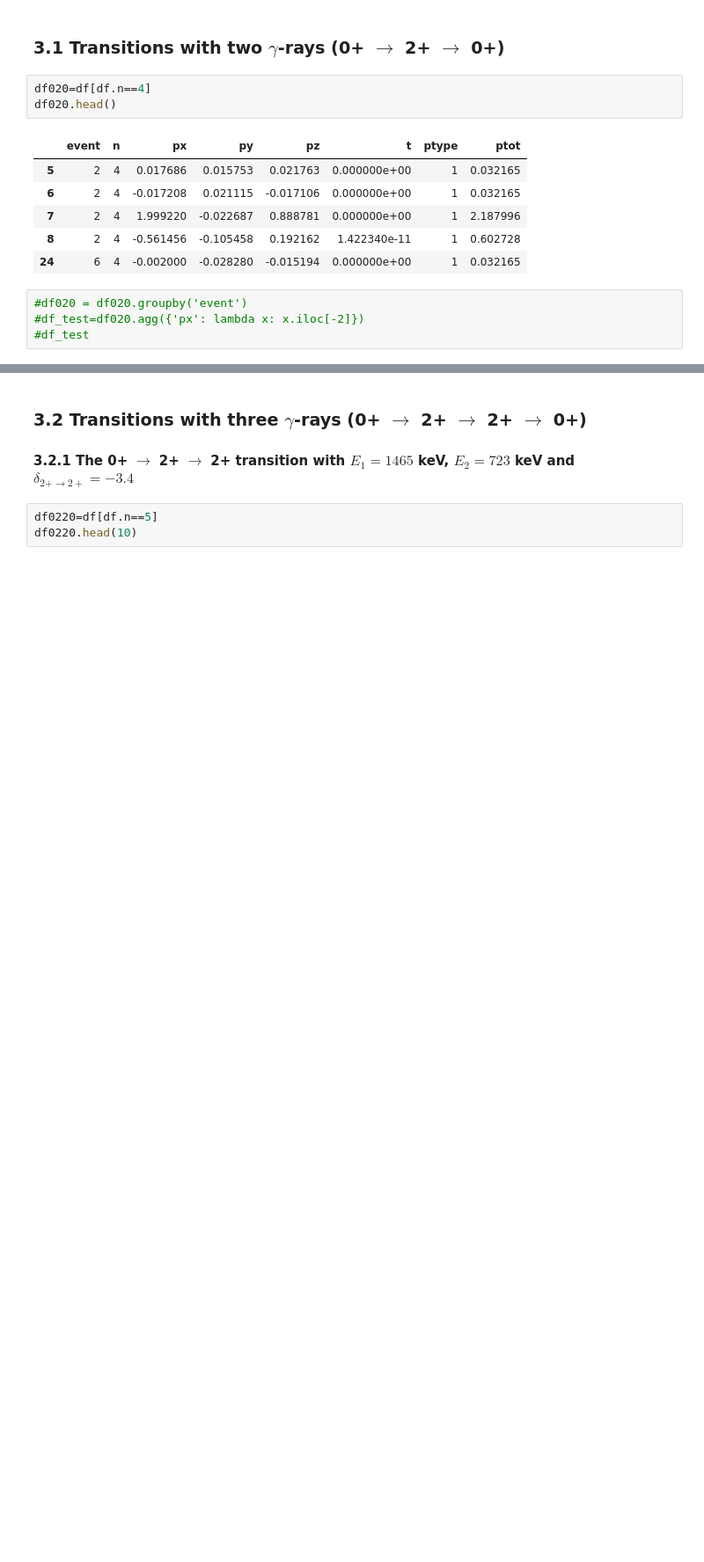
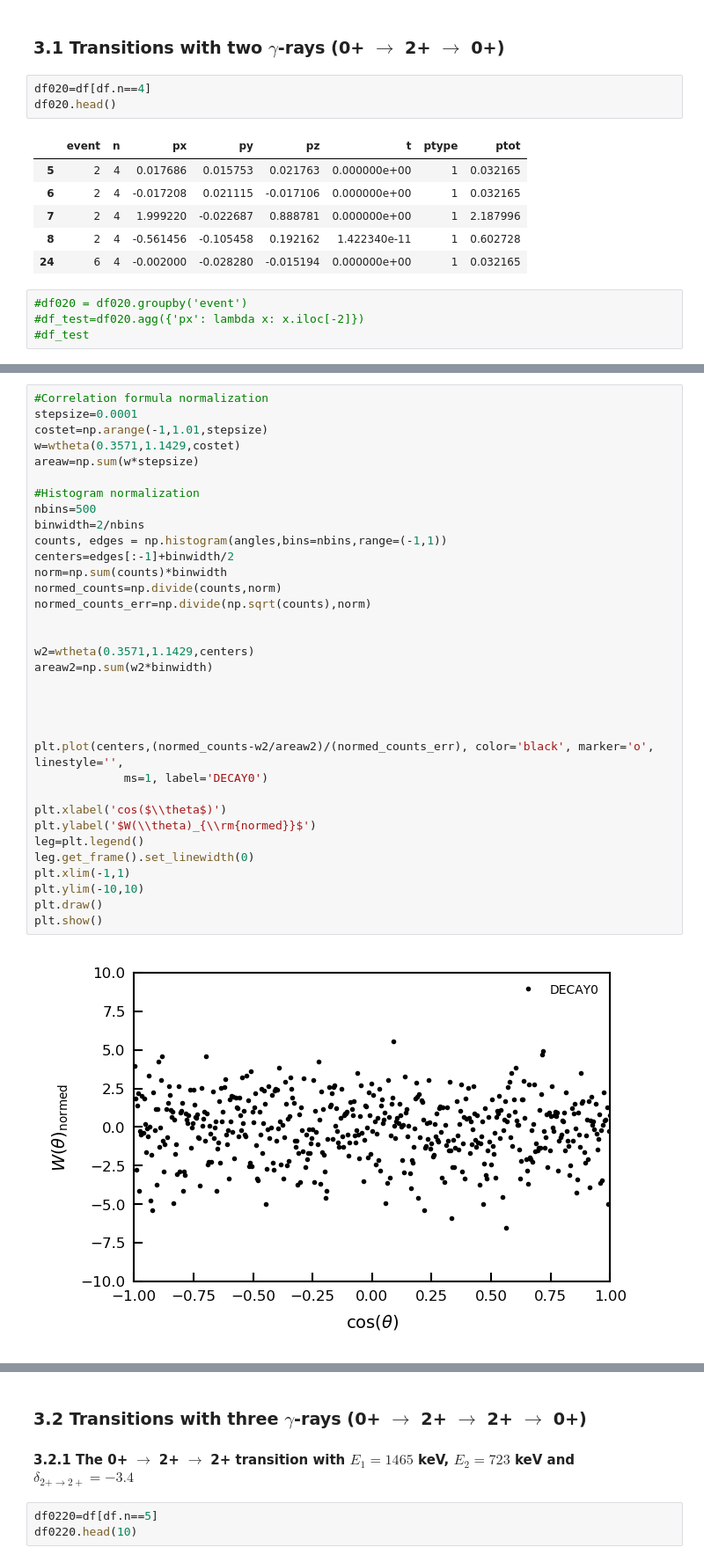
Before and after one commit to bglenardo/MuensterTPC-MC, a Jupyter notebook: g4checks_notebooks/decay0_output_check.ipynb, the cells around one changed output, grey strips where cells are left out. Shown at 88% size. Saved outputs shown, nothing was run; the diff lists cells and outputs as text; blank space fills up the shorter version.

```diff
--- a/g4checks_notebooks/decay0_output_check.ipynb
+++ b/g4checks_notebooks/decay0_output_check.ipynb
@@ -206,0 +214,36 @@ NameError: name 'angles' is not defined
+# %%
+#Correlation formula normalization
+stepsize=0.0001
+costet=np.arange(-1,1.01,stepsize)
+w=wtheta(0.3571,1.1429,costet)
+areaw=np.sum(w*stepsize)
+
+#Histogram normalization
+nbins=500
+binwidth=2/nbins
+counts, edges = np.histogram(angles,bins=nbins,range=(-1,1))
+centers=edges[:-1]+binwidth/2
+norm=np.sum(counts)*binwidth
+normed_counts=np.divide(counts,norm)
+normed_counts_err=np.divide(np.sqrt(counts),norm)
+
+
+w2=wtheta(0.3571,1.1429,centers)
+areaw2=np.sum(w2*binwidth)
+
+
+
+
+plt.plot(centers,(normed_counts-w2/areaw2)/(normed_counts_err), color='black', marker='o', linestyle='',
+             ms=1, label='DECAY0')
+
+plt.xlabel('cos($\\theta$)')
+plt.ylabel('$W(\\theta)_{\\rm{normed}}$')
+leg=plt.legend()
+leg.get_frame().set_linewidth(0)
+plt.xlim(-1,1)
+plt.ylim(-10,10)
+plt.draw()
+plt.show()
+# %% [output]
+[figure, added]
```
Also changed, not shown: parts of 14 cells of this notebook, 18 other files.
